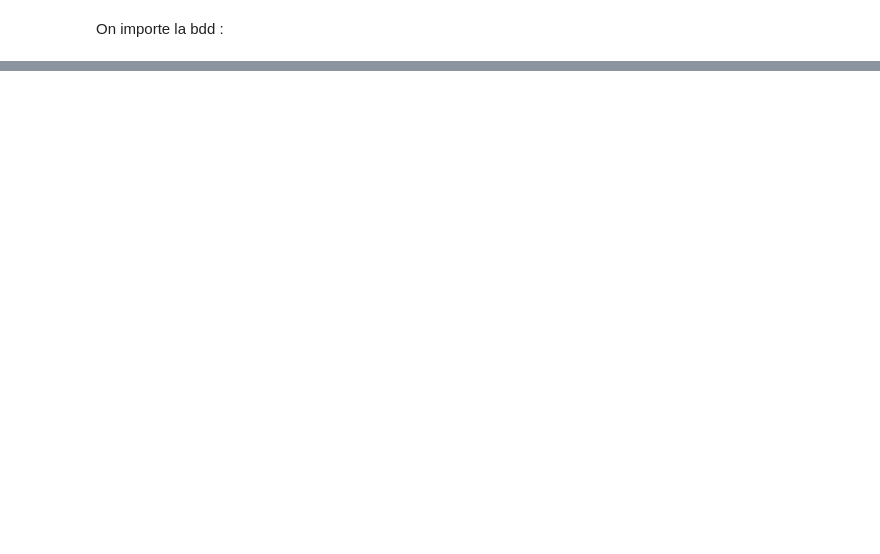
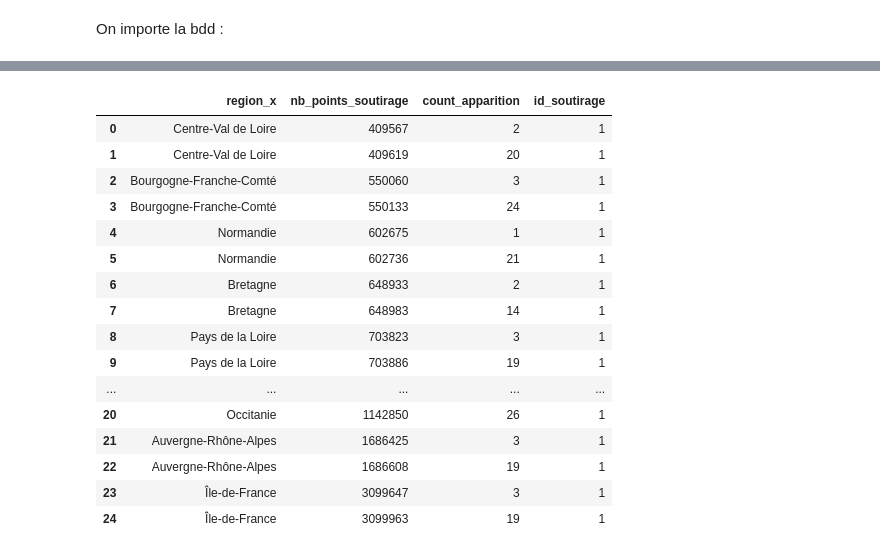
Before and after one commit to cominho/Stat-App, a Jupyter notebook: 3_bdd_filtered.ipynb, the cells around one changed output, grey strips where cells are left out. Drawn from its saved outputs; the diff is of its cells as text; code cells hidden in the pictures; blank space fills up the shorter version.

```diff
--- a/3_bdd_filtered.ipynb
+++ b/3_bdd_filtered.ipynb
@@ -7,3 +5,8 @@ enedis_final=pd.read_csv("Données/enedis_final.csv")
+# %%
+## Chemin Éléna
+#enedis_final=pd.read_csv("Données/enedis_final.csv")
+#chemin jérémie
+enedis_final = pd.read_csv("/Users/jeremiedarracq/Stat-app/enedis_final.csv",sep=",")
 # %% [markdown]
 On ne garde que les données inférieure au 31 juillet :
 # %%
@@ -52,0 +37,4 @@ enedis_filtered
+# %%
+enedis_filtered_3kva=enedis_final[(enedis_final["plage_de_puissance_souscrite"]=="P2: ]3-6] kVA")]
+enedis_filtered_6kva=enedis_final[(enedis_final["plage_de_puissance_souscrite"]=="P3: ]6-9] kVA")&(enedis_final["profil"]=="RES11 (+ RES11WE)")]
+enedis_filtered_9kva=enedis_final[(enedis_final["plage_de_puissance_souscrite"]=="P4: ]9-12] kVA")& (enedis_final["profil"]=="RES11 (+ RES11WE)")]
@@ -56,0 +73,4 @@ enedis_filtered.to_csv("Données/enedis_filtered.csv",index=False)
+# %%
+enedis_filtered_3kva["indice_groupe"]=0
+enedis_filtered_6kva["indice_groupe"]=0
+enedis_filtered_9kva["indice_groupe"]=0
@@ -56,0 +101,24 @@ enedis_filtered.to_csv("Données/enedis_filtered.csv",index=False)
+# %%
+france_point_soutirage_3kva =enedis_filtered_3kva[(enedis_filtered_3kva.date=="2020-06-20")].groupby(["region_x","nb_points_soutirage"])["horodate"].count().reset_index(name="count_apparition")
+france_point_soutirage_3kva["id_soutirage"]=1
+france_point_soutirage_3kva.sort_values("nb_points_soutirage",inplace=True)
+france_point_soutirage_3kva = france_point_soutirage_3kva.reset_index(drop = True)
+france_point_soutirage_3kva
+# %% [output]
+|  | region_x | nb_points_soutirage | count_apparition | id_soutirage |
+| 0 | Centre-Val de Loire | 409567 | 2 | 1 |
+| 1 | Centre-Val de Loire | 409619 | 20 | 1 |
+| 2 | Bourgogne-Franche-Comté | 550060 | 3 | 1 |
+| 3 | Bourgogne-Franche-Comté | 550133 | 24 | 1 |
+| 4 | Normandie | 602675 | 1 | 1 |
+| 5 | Normandie | 602736 | 21 | 1 |
+| 6 | Bretagne | 648933 | 2 | 1 |
+| 7 | Bretagne | 648983 | 14 | 1 |
+| 8 | Pays de la Loire | 703823 | 3 | 1 |
+| 9 | Pays de la Loire | 703886 | 19 | 1 |
+| ... | ... | ... | ... | ... |
+| 20 | Occitanie | 1142850 | 26 | 1 |
+| 21 | Auvergne-Rhône-Alpes | 1686425 | 3 | 1 |
+| 22 | Auvergne-Rhône-Alpes | 1686608 | 19 | 1 |
+| 23 | Île-de-France | 3099647 | 3 | 1 |
+| 24 | Île-de-France | 3099963 | 19 | 1 |
```
Also changed, not shown: parts of 44 cells of this notebook.
